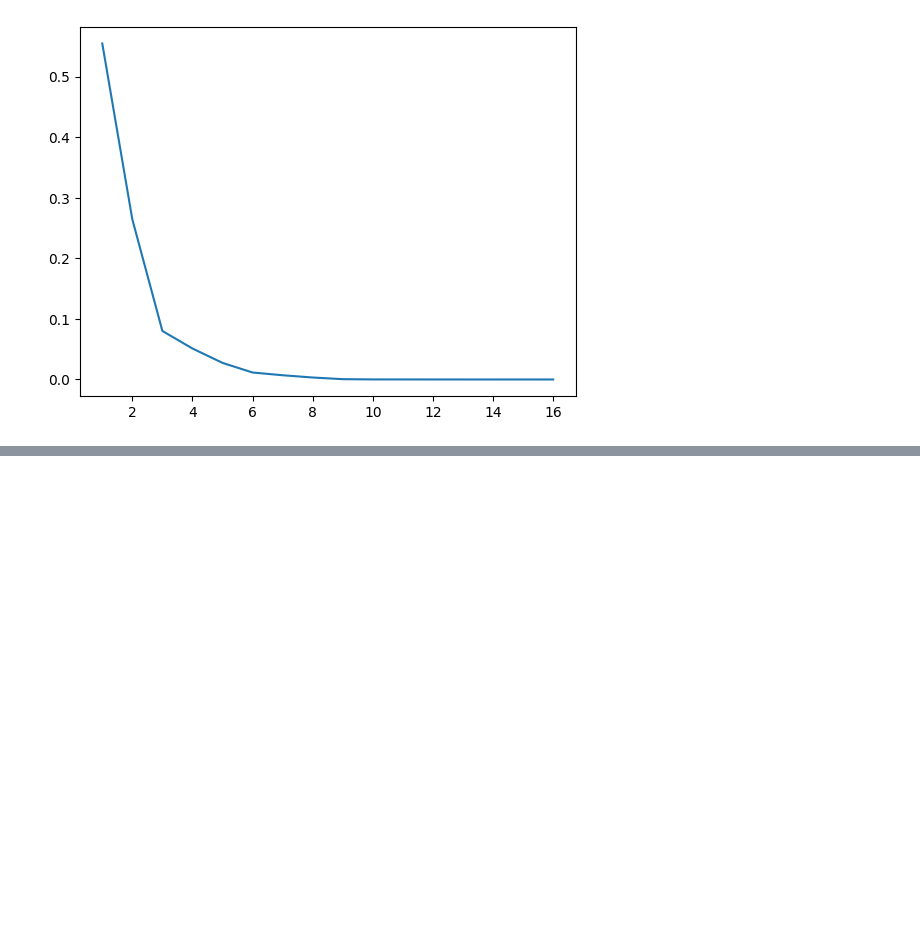
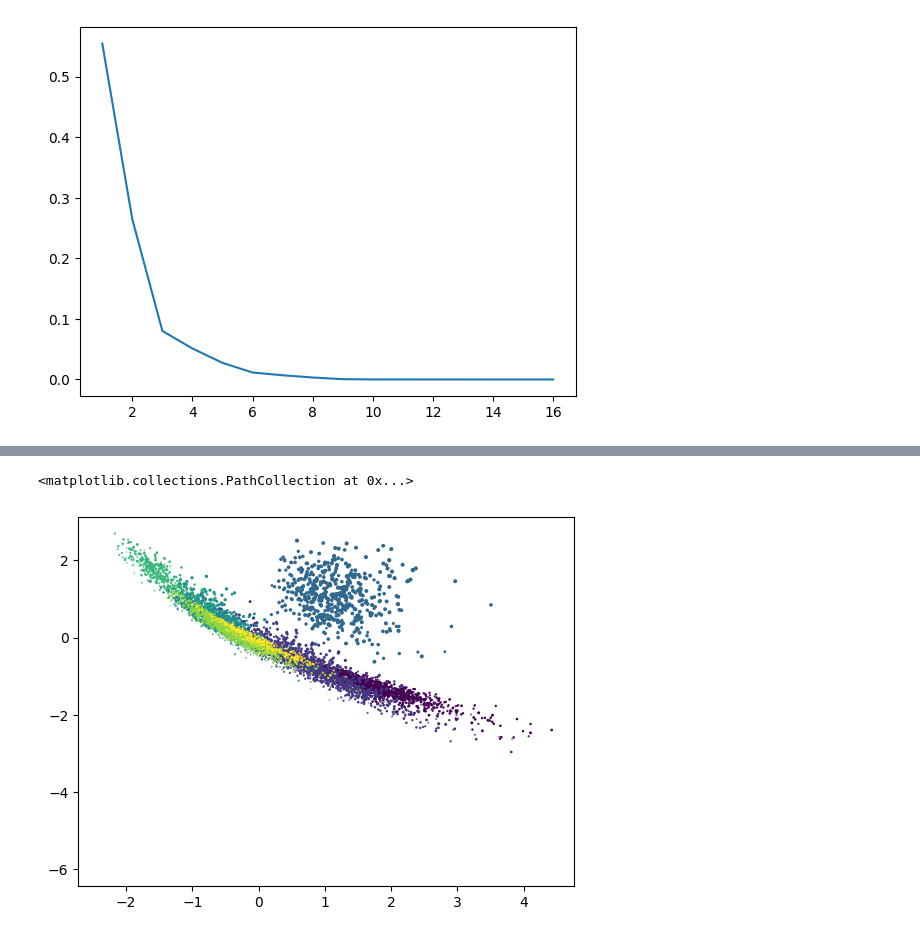
Before and after one commit to alessimichele/Unsupervised-Learning-2023, a Jupyter notebook: my_solution/Lab2.ipynb, the cells around one changed output, grey strips where cells are left out. Cells and saved outputs as stored; diff of their text form; code cells hidden in the pictures; blank space fills up the shorter version.

```diff
--- a/my_solution/Lab2.ipynb
+++ b/my_solution/Lab2.ipynb
@@ -108,0 +113,12 @@ plt.show()
+# %%
+## Project the data (training set) in the first 3 principal components and color by class. Do it also for three principal components.
+proj_to_3 = my_PCA(X_std,3)
+
+first_comp = [proj_to_3[i][0] for i in range(X_std.shape[0])]
+second_comp = [proj_to_3[i][1] for i in range(X_std.shape[0])]
+third_comp = [proj_to_3[i][2] for i in range(X_std.shape[0])]
+
+plt.scatter(first_comp,second_comp, third_comp, c = y)
+# %% [output]
+<matplotlib.collections.PathCollection at 0x...>
+[figure, added]
```
Also changed, not shown: parts of 4 cells of this notebook, 5 other files.
